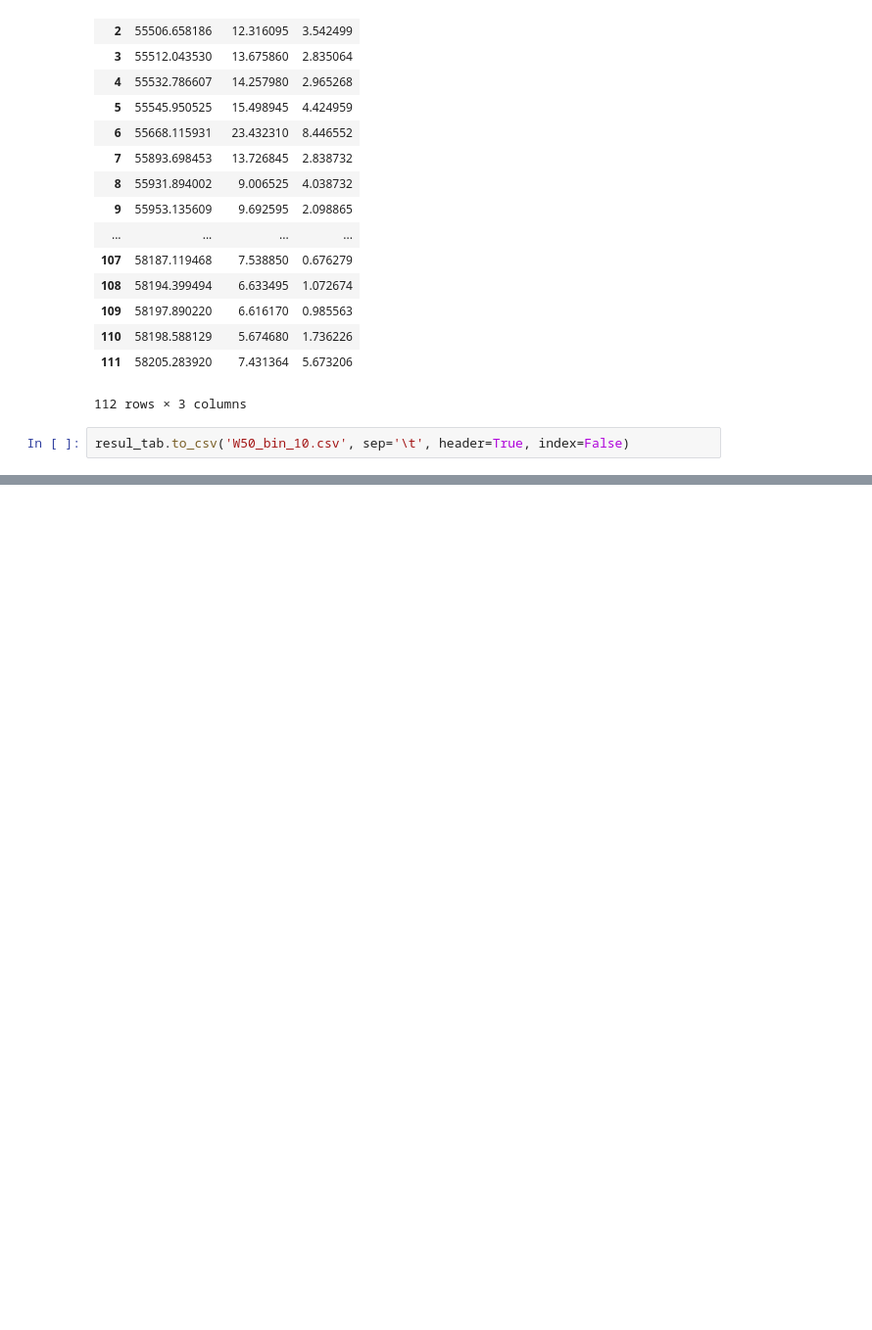
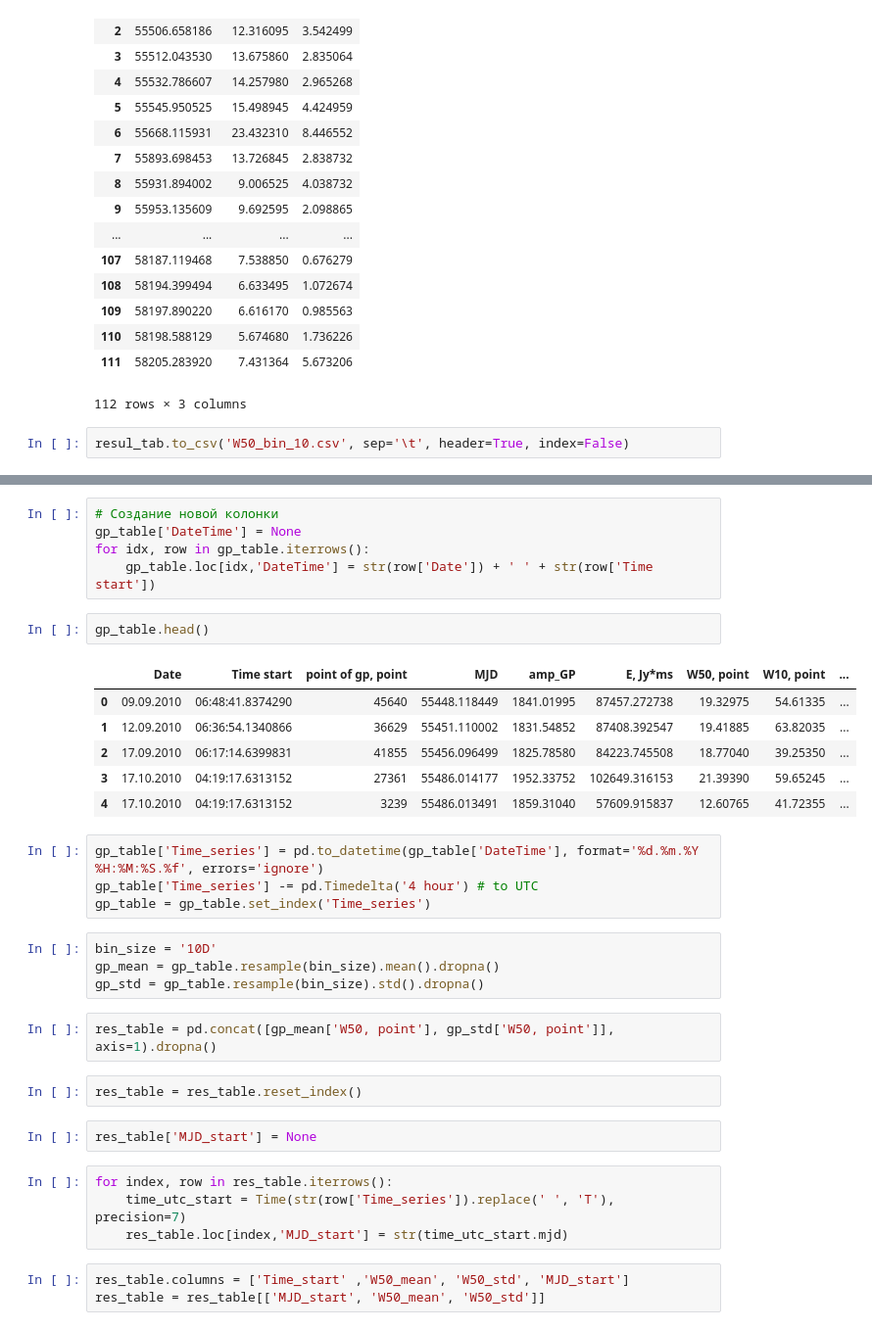
Before and after one commit to KazAndr/SWTraject, a Jupyter notebook: W50_30d&10d.ipynb, the cells around one changed output, grey strips where cells are left out. Shown at 98% size. Drawn from its saved outputs; the diff is of its cells as text; blank space fills up the shorter version.

```diff
--- a/W50_30d&10d.ipynb
+++ b/W50_30d&10d.ipynb
@@ -90,0 +134,35 @@ resul_tab.to_csv('W50_bin_10.csv', sep='\t', header=True, index=False)
+# %%
+# Создание новой колонки
+gp_table['DateTime'] = None
+for idx, row in gp_table.iterrows():
+    gp_table.loc[idx,'DateTime'] = str(row['Date']) + ' ' + str(row['Time start'])
+# %%
+gp_table.head()
+# %% [output]
+|  | Date | Time start | point of gp, point | MJD | amp_GP | E, Jy*ms | W50, point | W10, point | ... |
+| 0 | 09.09.2010 | 06:48:41.8374290 | 45640 | 55448.118449 | 1841.01995 | 87457.272738 | 19.32975 | 54.61335 | ... |
+| 1 | 12.09.2010 | 06:36:54.1340866 | 36629 | 55451.110002 | 1831.54852 | 87408.392547 | 19.41885 | 63.82035 | ... |
+| 2 | 17.09.2010 | 06:17:14.6399831 | 41855 | 55456.096499 | 1825.78580 | 84223.745508 | 18.77040 | 39.25350 | ... |
+| 3 | 17.10.2010 | 04:19:17.6313152 | 27361 | 55486.014177 | 1952.33752 | 102649.316153 | 21.39390 | 59.65245 | ... |
+| 4 | 17.10.2010 | 04:19:17.6313152 | 3239 | 55486.013491 | 1859.31040 | 57609.915837 | 12.60765 | 41.72355 | ... |
+# %%
+gp_table['Time_series'] = pd.to_datetime(gp_table['DateTime'], format='%d.%m.%Y %H:%M:%S.%f', errors='ignore')
+gp_table['Time_series'] -= pd.Timedelta('4 hour') # to UTC
+gp_table = gp_table.set_index('Time_series')
+# %%
+bin_size = '10D'
+gp_mean = gp_table.resample(bin_size).mean().dropna()
+gp_std = gp_table.resample(bin_size).std().dropna()
+# %%
+res_table = pd.concat([gp_mean['W50, point'], gp_std['W50, point']], axis=1).dropna()
+# %%
+res_table = res_table.reset_index()
+# %%
+res_table['MJD_start'] = None
+# %%
+for index, row in res_table.iterrows():
+    time_utc_start = Time(str(row['Time_series']).replace(' ', 'T'), precision=7)
+    res_table.loc[index,'MJD_start'] = str(time_utc_start.mjd)
+# %%
+res_table.columns = ['Time_start' ,'W50_mean', 'W50_std', 'MJD_start']
+res_table = res_table[['MJD_start', 'W50_mean', 'W50_std']]
```
Also changed, not shown: parts of 11 cells of this notebook, 3 other files.
